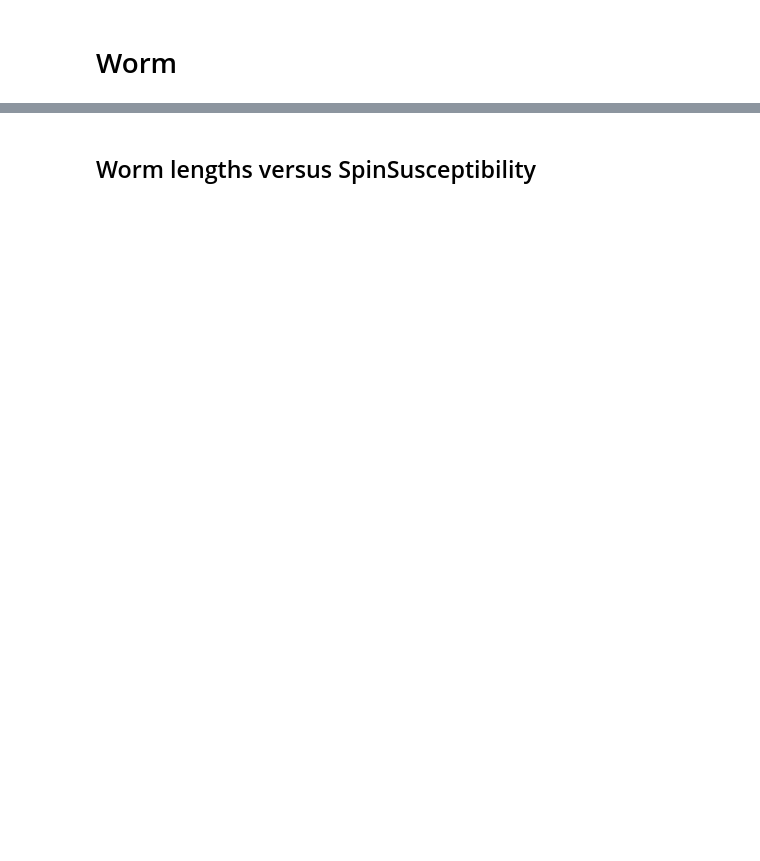
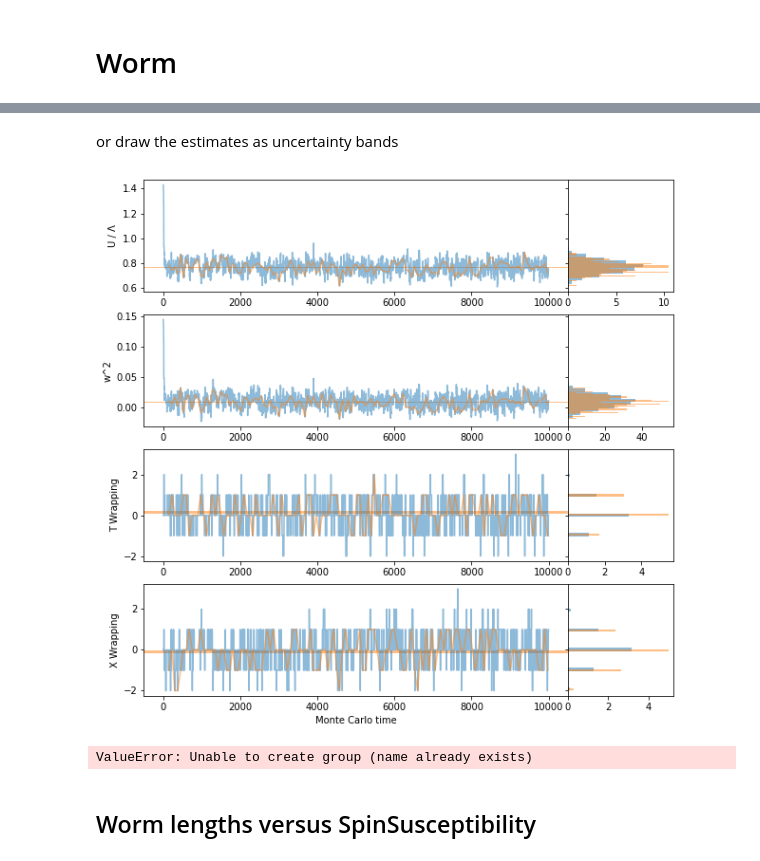
Before and after one commit to evanberkowitz/supervillain, a Jupyter notebook: workbooks/worm_vs_plaquette.ipynb, the cells around one changed output, grey strips where cells are left out. Saved outputs shown, nothing was run; the diff lists cells and outputs as text; code cells hidden in the pictures; blank space fills up the shorter version.

```diff
--- a/workbooks/worm_vs_plaquette.ipynb
+++ b/workbooks/worm_vs_plaquette.ipynb
@@ -189,0 +240,2 @@ dn^2   0.085 ± 0.003
+# %%
+b_worm = sv.analysis.Bootstrap(w_worm_independent, bootstrap_resampling)
@@ -190,3 +250,21 @@ dn^2   0.085 ± 0.003
+# %% [markdown]
+or draw the estimates as uncertainty bands
+# %%
+ax = plot(w_worm)
+ax = plot(w_worm_independent, ax=ax)
+
+ax
+band(ax[0,0], bootstrap_estimate(b_worm.InternalEnergyDensity))
+band(ax[1,0], bootstrap_estimate(b_worm.WindingSquared))
+band(ax[2,0], bootstrap_estimate(b_worm.TWrapping))
+band(ax[3,0], bootstrap_estimate(b_worm.XWrapping))
+# %% [output]
+[figure, added]
+# %%
+with h5.File(storage, 'a') as f:
+    b_worm.to_h5(f.create_group(f'worm/bootstrap/{kappa=}'))
+# %% [output]
+ValueError: Unable to create group (name already exists)
 # %% [markdown]
 ## Worm lengths versus SpinSusceptibility
 # %%
```
Also changed, not shown: parts of 23 cells of this notebook, 6 other files.
